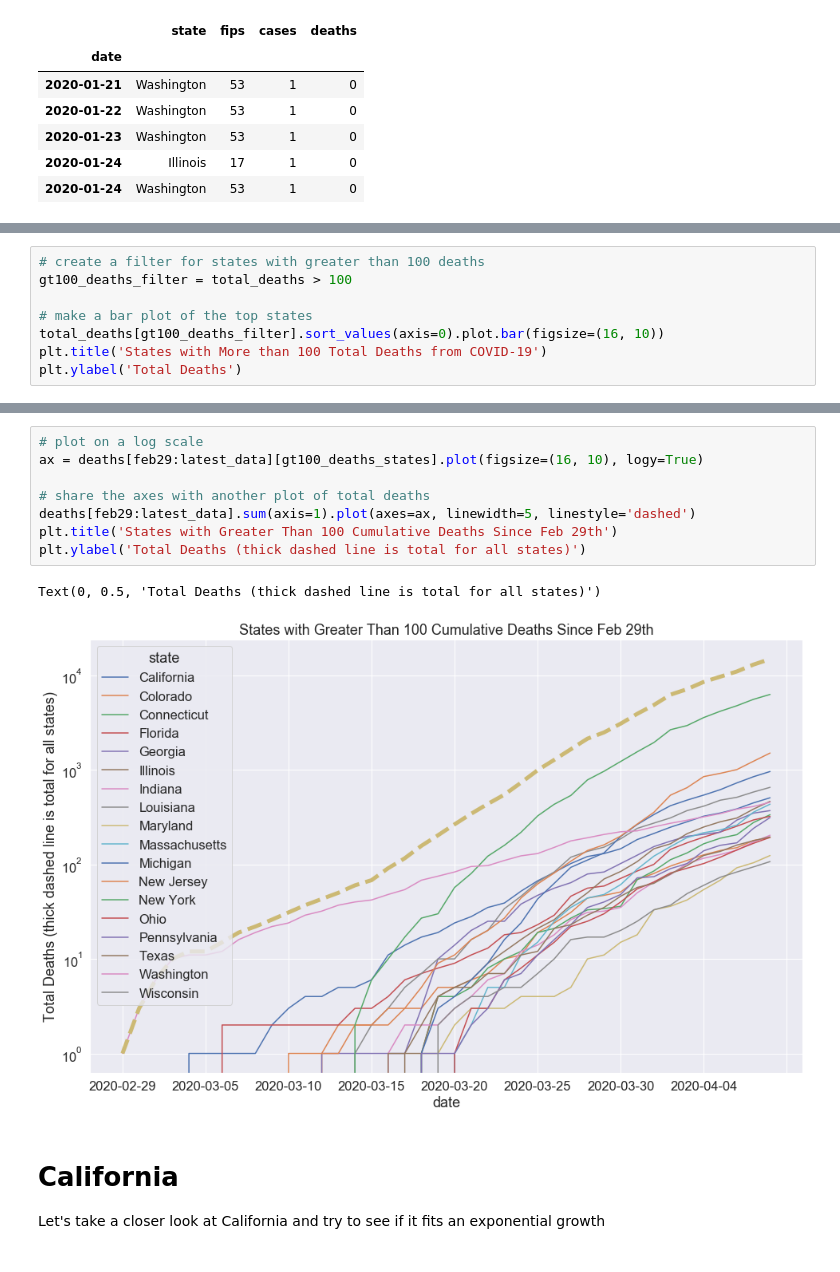
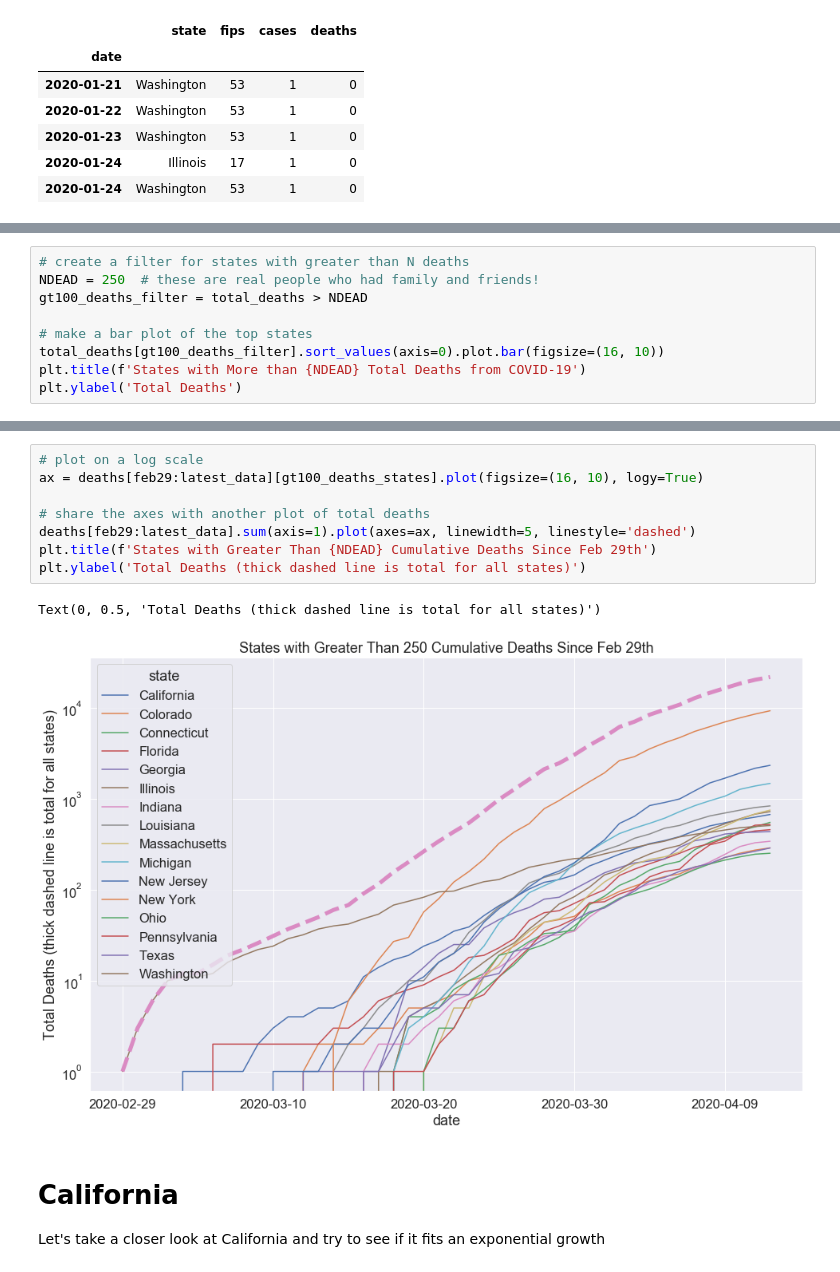
Before and after one commit to mikofski/covid-19-data, a Jupyter notebook: NYTimes COVID-19 Python-Pandas-Jupyter Tutorial.ipynb, the cells around one changed output, grey strips where cells are left out. Drawn from its saved outputs; the diff is of its cells as text.

Commit message:
update to latest, april 8-13, change filter from 100 to 250 dead, cry for the dead

```diff
--- a/NYTimes COVID-19 Python-Pandas-Jupyter Tutorial.ipynb
+++ b/NYTimes COVID-19 Python-Pandas-Jupyter Tutorial.ipynb
@@ -93,10 +93,11 @@ Total number of Americans lost to COVID-19: 14827
 # %%
-# create a filter for states with greater than 100 deaths
-gt100_deaths_filter = total_deaths > 100
+# create a filter for states with greater than N deaths
+NDEAD = 250  # these are real people who had family and friends!
+gt100_deaths_filter = total_deaths > NDEAD
 
 # make a bar plot of the top states
 total_deaths[gt100_deaths_filter].sort_values(axis=0).plot.bar(figsize=(16, 10))
-plt.title('States with More than 100 Total Deaths from COVID-19')
+plt.title(f'States with More than {NDEAD} Total Deaths from COVID-19')
 plt.ylabel('Total Deaths')
 # %% [output]
 Text(0, 0.5, 'Total Deaths')
@@ -116,14 +117,14 @@ Text(0, 0.5, 'Total Deaths')
 # %%
 # plot on a log scale
 ax = deaths[feb29:latest_data][gt100_deaths_states].plot(figsize=(16, 10), logy=True)
 
 # share the axes with another plot of total deaths
 deaths[feb29:latest_data].sum(axis=1).plot(axes=ax, linewidth=5, linestyle='dashed')
-plt.title('States with Greater Than 100 Cumulative Deaths Since Feb 29th')
+plt.title(f'States with Greater Than {NDEAD} Cumulative Deaths Since Feb 29th')
 plt.ylabel('Total Deaths (thick dashed line is total for all states)')
 # %% [output]
 Text(0, 0.5, 'Total Deaths (thick dashed line is total for all states)')
-[figure, old version]
+[figure, new version]
 # %% [markdown]
 # California
 Let's take a closer look at California and try to see if it fits an exponential growth
```
Also changed, not shown: parts of 14 cells of this notebook.
